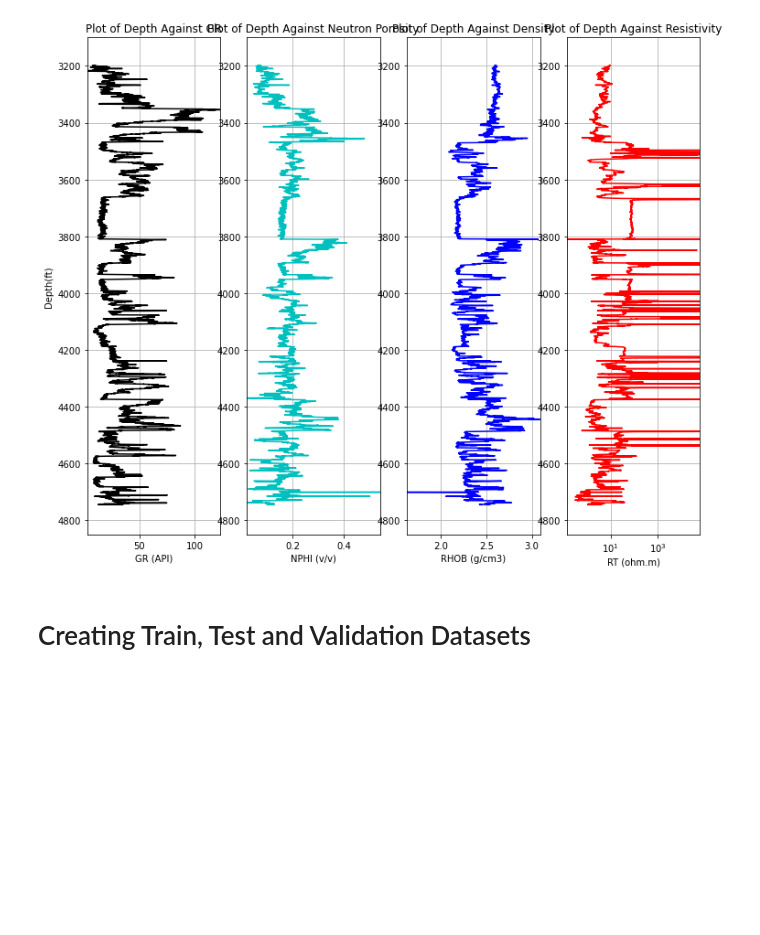
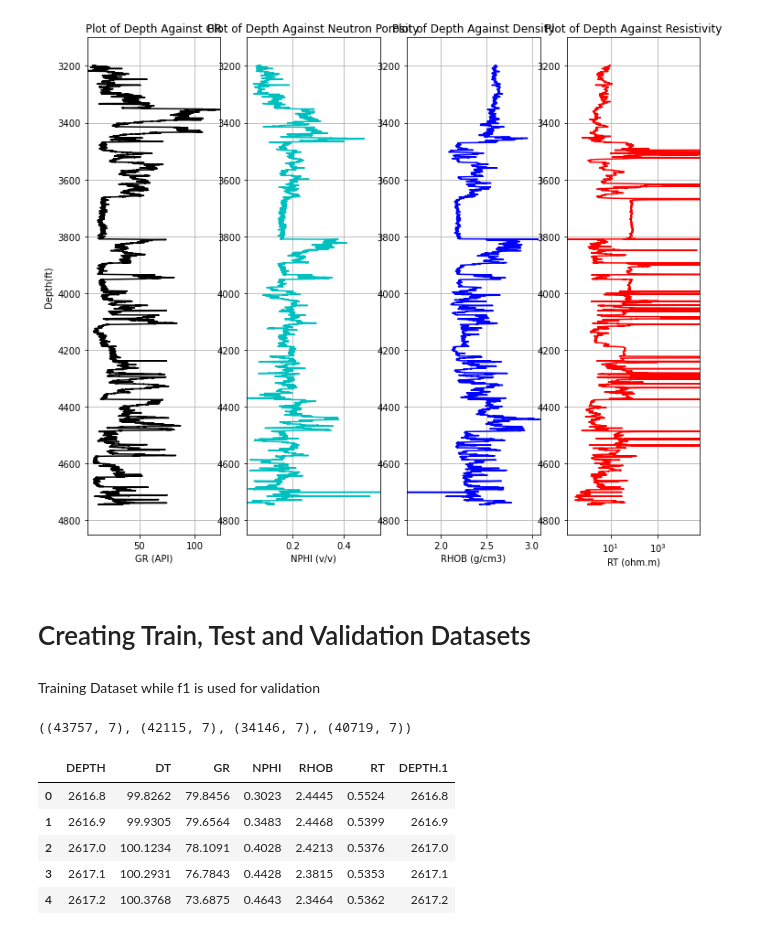
Before and after one commit to olawaleibrahim/PETROPHYSICAL-INTERPRETATION, a Jupyter notebook: RESEARCH.ipynb, the cells around one changed output. Cells and saved outputs as stored; diff of their text form; code cells hidden in the pictures; blank space fills up the shorter version.

```diff
--- a/RESEARCH.ipynb
+++ b/RESEARCH.ipynb
@@ -420,2 +421,18 @@ f12_edited.to_csv('f12_edited.csv')
+# %%
+f1_edited = pd.read_csv('f1_edited.csv')
+f15D_edited = pd.read_csv('f15D_edited.csv')
+f11B_edited = pd.read_csv('f11B_edited.csv')
+f11A_edited = pd.read_csv('f11A_edited.csv')
+f11T2_edited = pd.read_csv('f11T2_edited.csv')
+f12_edited = pd.read_csv('f12_edited.csv')
+# %%
+f1 = f1_edited
+f15 = f15D_edited
+f11b = f11B_edited
+f11a = f11A_edited
+f11t2 = f11T2_edited
+f12 = f12_edited
 # %% [markdown]
 # Creating Train, Test and Validation Datasets
+# %% [markdown]
+Training Dataset while f1 is used for validation
@@ -421,0 +444,13 @@ f12_edited.to_csv('f12_edited.csv')
+# %%
+f1_valid.shape, f11a_valid.shape, f11t2_valid.shape, f12_valid.shape
+# %% [output]
+((43757, 7), (42115, 7), (34146, 7), (40719, 7))
+# %%
+f1.head()
+# %% [output]
+|  | DEPTH | DT | GR | NPHI | RHOB | RT | DEPTH.1 |
+| 0 | 2616.8 | 99.8262 | 79.8456 | 0.3023 | 2.4445 | 0.5524 | 2616.8 |
+| 1 | 2616.9 | 99.9305 | 79.6564 | 0.3483 | 2.4468 | 0.5399 | 2616.9 |
+| 2 | 2617.0 | 100.1234 | 78.1091 | 0.4028 | 2.4213 | 0.5376 | 2617.0 |
+| 3 | 2617.1 | 100.2931 | 76.7843 | 0.4428 | 2.3815 | 0.5353 | 2617.1 |
+| 4 | 2617.2 | 100.3768 | 73.6875 | 0.4643 | 2.3464 | 0.5362 | 2617.2 |
```
Also changed, not shown: parts of 13 cells of this notebook.
